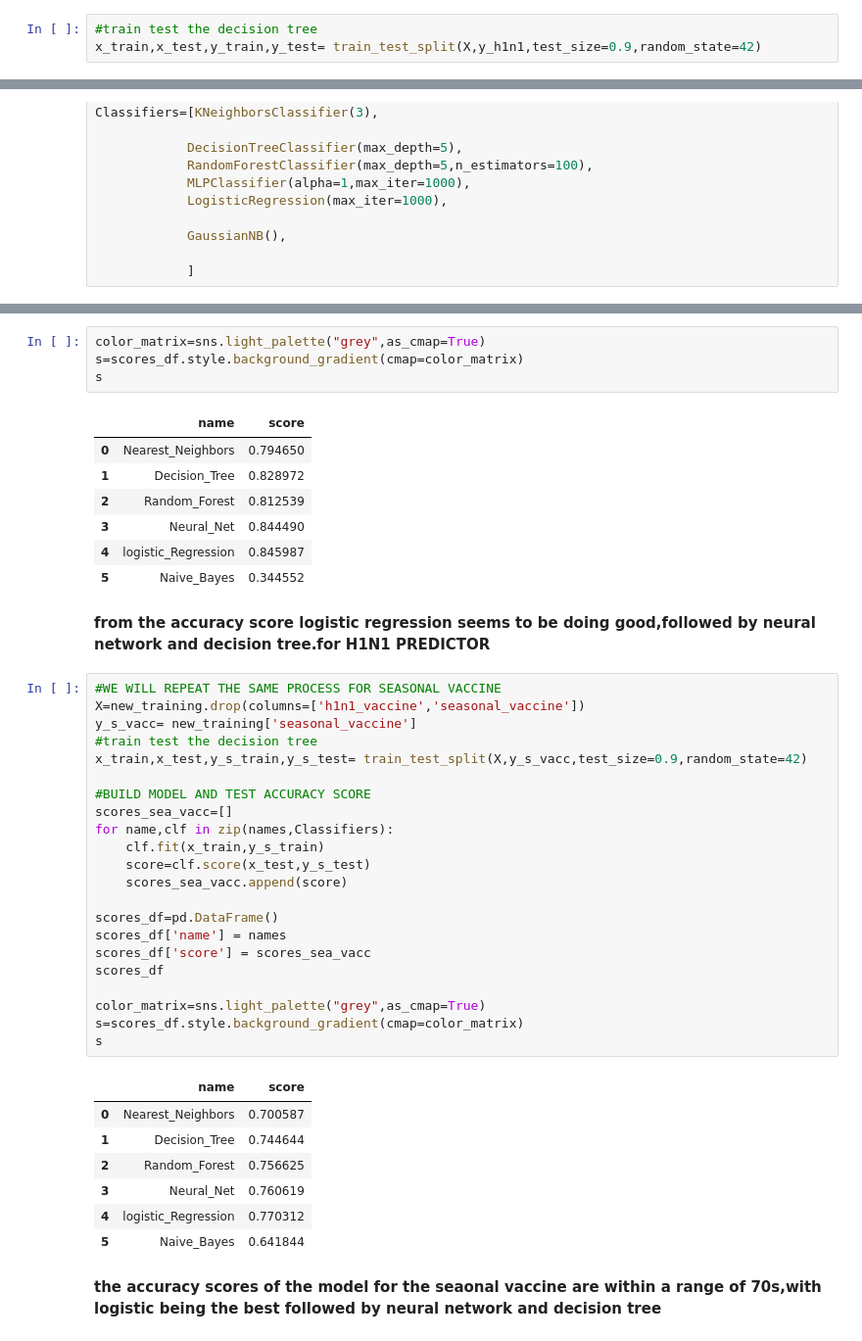
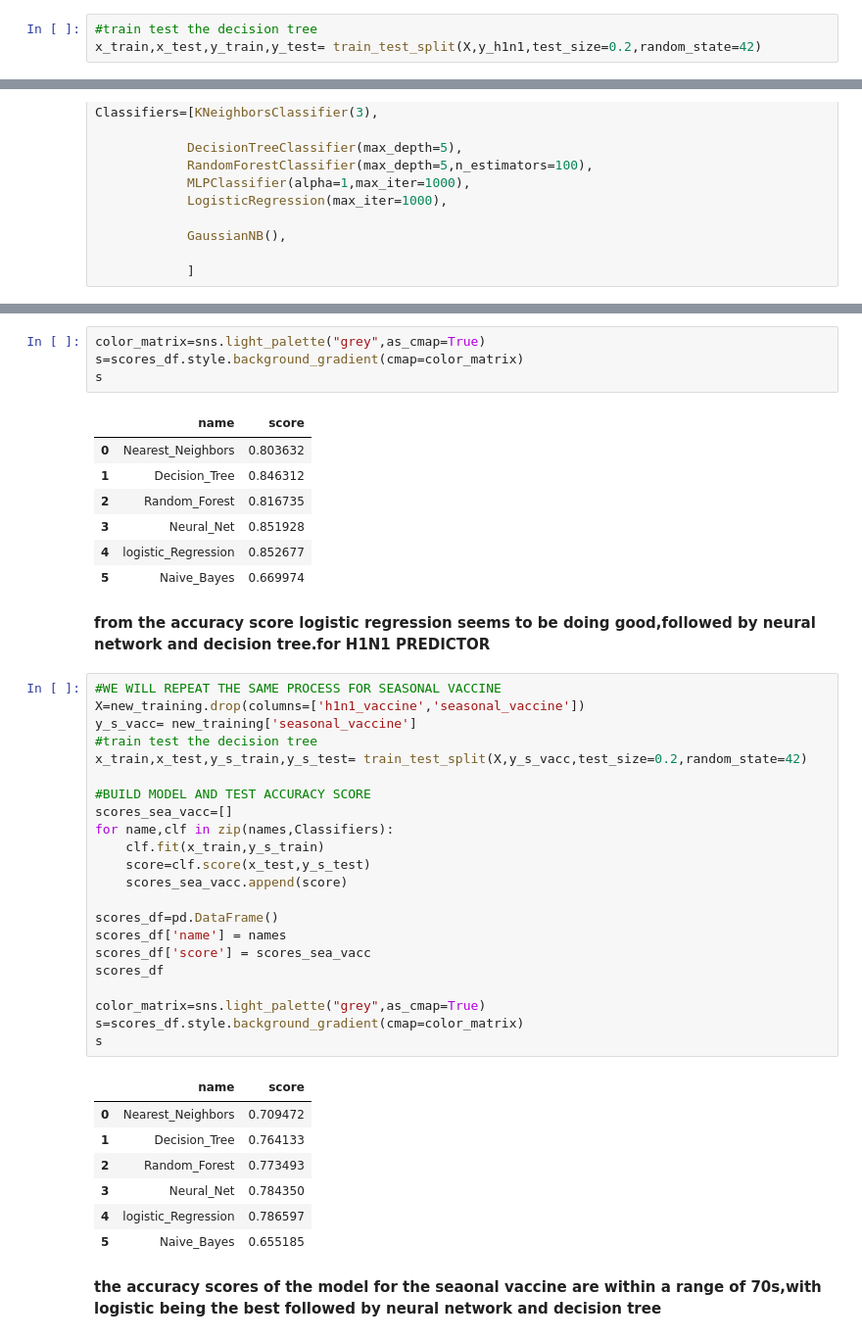
Before and after one commit to gshikanda/PHASE-3-PROJECT, a Jupyter notebook: H1N1 PROJECT.ipynb, the cells around one changed output, grey strips where cells are left out. Shown at 98% size. Saved outputs shown, nothing was run; the diff lists cells and outputs as text.

```diff
--- a/H1N1 PROJECT.ipynb
+++ b/H1N1 PROJECT.ipynb
@@ -520,7 +520,7 @@ X.shape,y_h1n1.shape
 ((26707, 100), (26707,))
 # %%
 #train test the decision tree
-x_train,x_test,y_train,y_test= train_test_split(X,y_h1n1,test_size=0.9,random_state=42)
+x_train,x_test,y_train,y_test= train_test_split(X,y_h1n1,test_size=0.2,random_state=42)
 # %%
 #look for the shape of training set
 x_train.shape,y_train.shape
@@ -596,44 +596,44 @@ s=scores_df.style.background_gradient(cmap=color_matrix)
 s
 # %% [output]
 |  | name | score |
-| 0 | Nearest_Neighbors | 0.794650 |
-| 1 | Decision_Tree | 0.828972 |
-| 2 | Random_Forest | 0.812539 |
-| 3 | Neural_Net | 0.844490 |
-| 4 | logistic_Regression | 0.845987 |
-| 5 | Naive_Bayes | 0.344552 |
+| 0 | Nearest_Neighbors | 0.803632 |
+| 1 | Decision_Tree | 0.846312 |
+| 2 | Random_Forest | 0.816735 |
+| 3 | Neural_Net | 0.851928 |
+| 4 | logistic_Regression | 0.852677 |
+| 5 | Naive_Bayes | 0.669974 |
 # %% [markdown]
 **from the accuracy score logistic regression seems to be doing good,followed by neural network and decision tree.for H1N1 PREDICTOR**
 # %%
 #WE WILL REPEAT THE SAME PROCESS FOR SEASONAL VACCINE
 X=new_training.drop(columns=['h1n1_vaccine','seasonal_vaccine'])
 y_s_vacc= new_training['seasonal_vaccine']
 #train test the decision tree
-x_train,x_test,y_s_train,y_s_test= train_test_split(X,y_s_vacc,test_size=0.9,random_state=42)
+x_train,x_test,y_s_train,y_s_test= train_test_split(X,y_s_vacc,test_size=0.2,random_state=42)
 
 #BUILD MODEL AND TEST ACCURACY SCORE
 scores_sea_vacc=[]
 for name,clf in zip(names,Classifiers):
     clf.fit(x_train,y_s_train)
     score=clf.score(x_test,y_s_test)
     scores_sea_vacc.append(score)
 
 scores_df=pd.DataFrame()
 scores_df['name'] = names
 scores_df['score'] = scores_sea_vacc
 scores_df
 
 color_matrix=sns.light_palette("grey",as_cmap=True)
 s=scores_df.style.background_gradient(cmap=color_matrix)
 s
 # %% [output]
 |  | name | score |
-| 0 | Nearest_Neighbors | 0.700587 |
-| 1 | Decision_Tree | 0.744644 |
-| 2 | Random_Forest | 0.756625 |
-| 3 | Neural_Net | 0.760619 |
-| 4 | logistic_Regression | 0.770312 |
-| 5 | Naive_Bayes | 0.641844 |
+| 0 | Nearest_Neighbors | 0.709472 |
+| 1 | Decision_Tree | 0.764133 |
+| 2 | Random_Forest | 0.773493 |
+| 3 | Neural_Net | 0.784350 |
+| 4 | logistic_Regression | 0.786597 |
+| 5 | Naive_Bayes | 0.655185 |
 # %% [markdown]
 **the accuracy scores of the model for the seaonal vaccine are within a range of 70s,with logistic being the best followed by
 neural network and decision tree**
```
Also changed, not shown: parts of 13 cells of this notebook.
